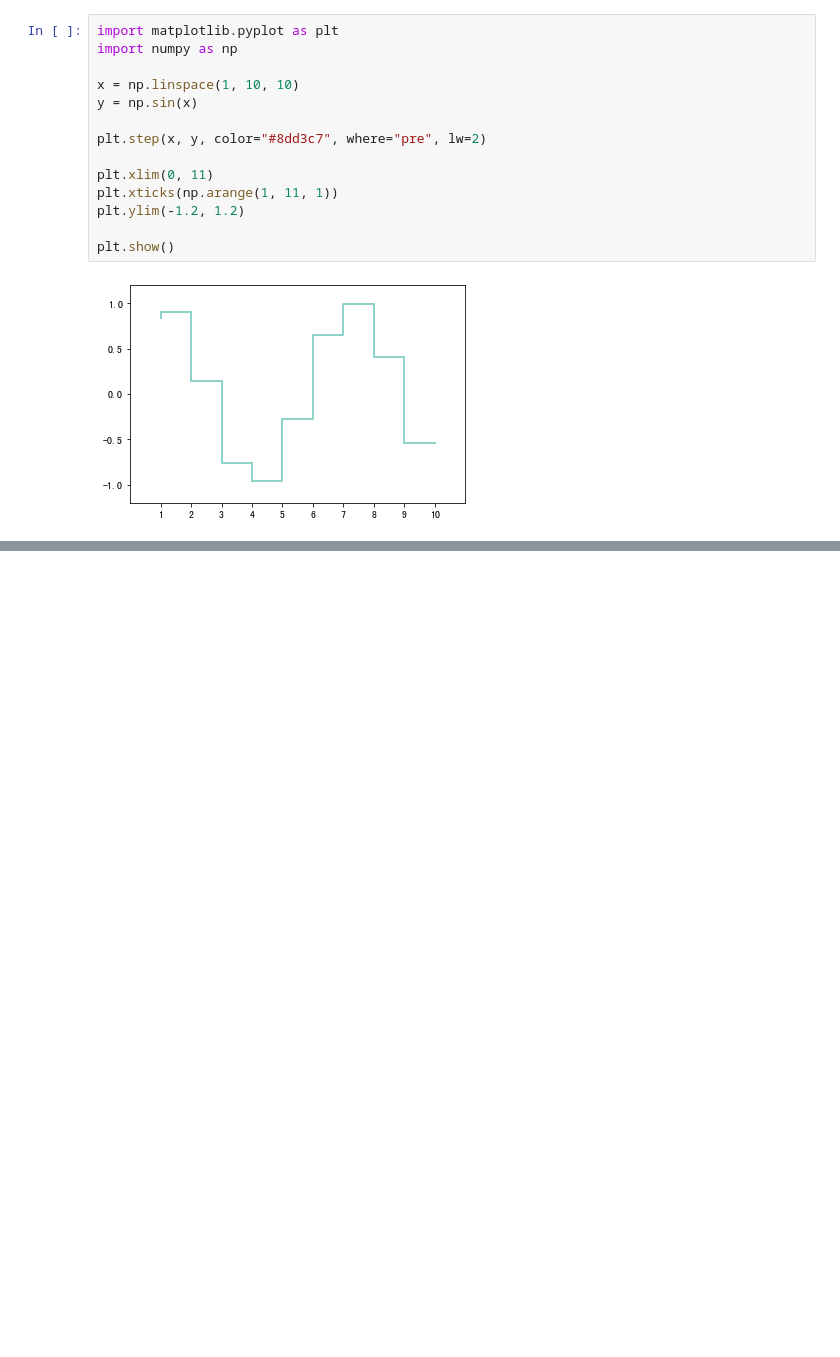
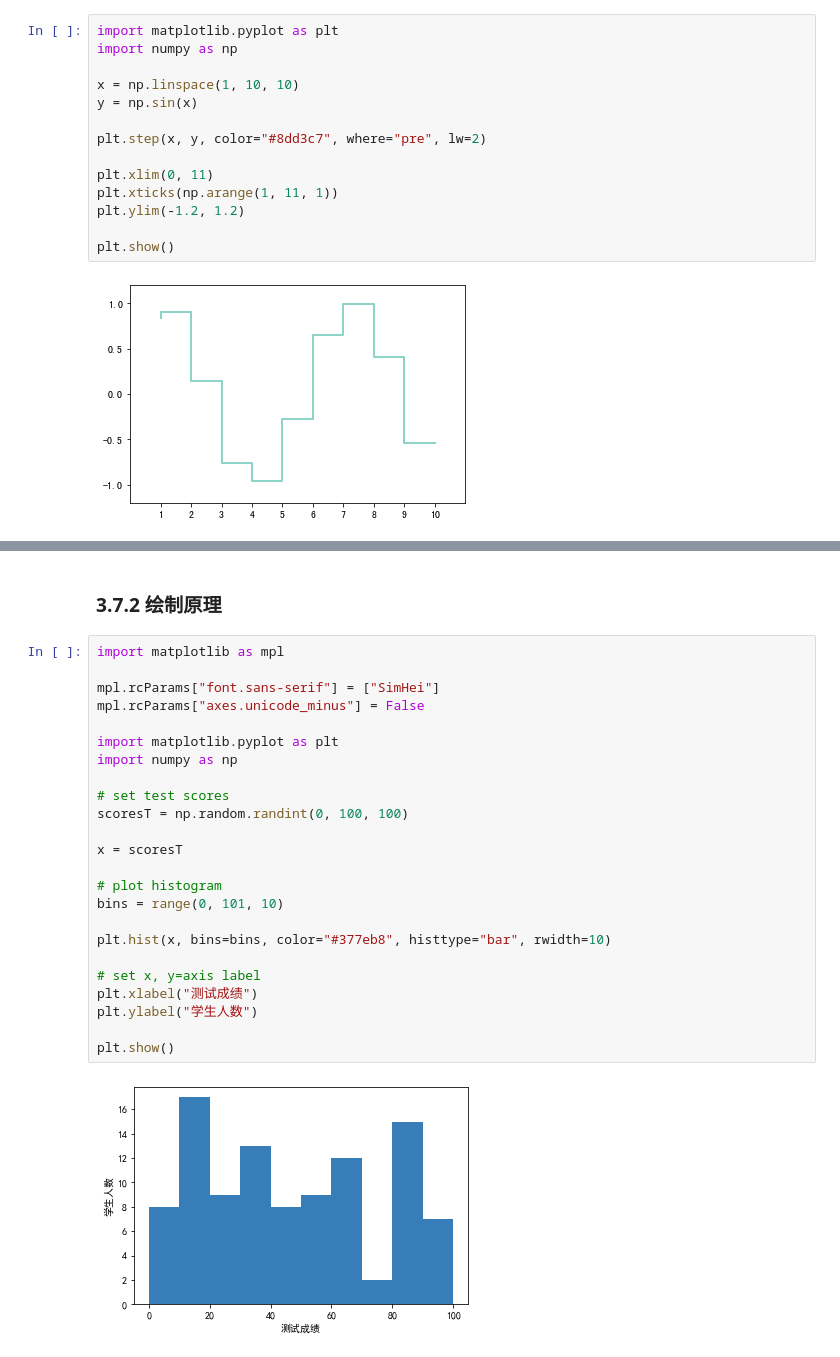
Before and after one commit to Mark-Walen/matplotlib-app, a Jupyter notebook: paragraph-3/matplotlib_bar_usage.ipynb, the cells around one changed output, grey strips where cells are left out. Cells and saved outputs as stored; diff of their text form; blank space fills up the shorter version.

```diff
--- a/paragraph-3/matplotlib_bar_usage.ipynb
+++ b/paragraph-3/matplotlib_bar_usage.ipynb
@@ -301,0 +306,28 @@ plt.show()
+# %% [markdown]
+### 3.7.2 绘制原理
+# %%
+import matplotlib as mpl
+
+mpl.rcParams["font.sans-serif"] = ["SimHei"]
+mpl.rcParams["axes.unicode_minus"] = False
+
+import matplotlib.pyplot as plt
+import numpy as np
+
+# set test scores
+scoresT = np.random.randint(0, 100, 100)
+
+x = scoresT
+
+# plot histogram
+bins = range(0, 101, 10)
+
+plt.hist(x, bins=bins, color="#377eb8", histtype="bar", rwidth=10)
+
+# set x, y=axis label
+plt.xlabel("测试成绩")
+plt.ylabel("学生人数")
+
+plt.show()
+# %% [output]
+[figure, added]
```
Also changed, not shown: parts of 14 cells of this notebook, 1 other file.
